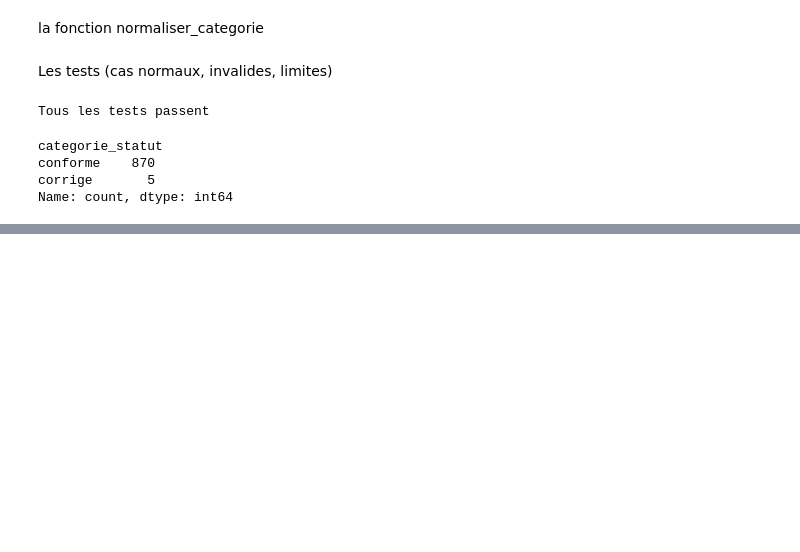
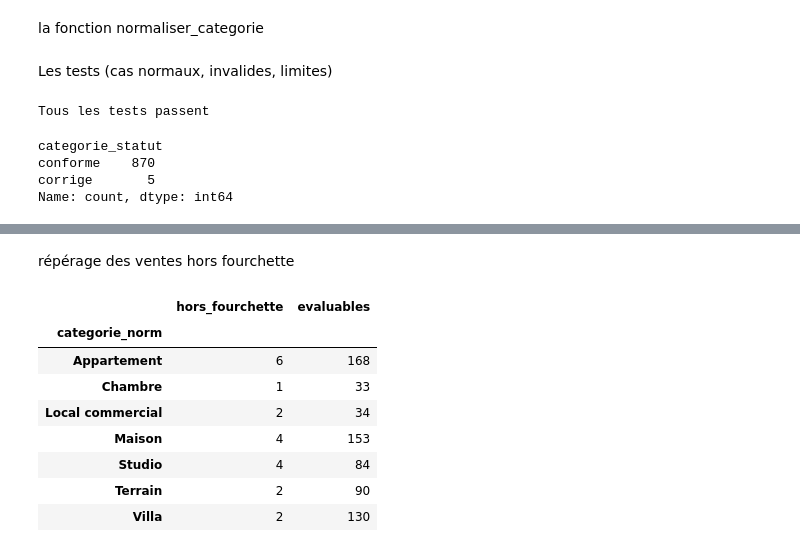
Before and after one commit to moussambkdiaby/immo-analyse, a Jupyter notebook: notebooks/00_profilage.ipynb, the cells around one changed output, grey strips where cells are left out. Drawn from its saved outputs; the diff is of its cells as text; code cells hidden in the pictures; blank space fills up the shorter version.

```diff
--- a/notebooks/00_profilage.ipynb
+++ b/notebooks/00_profilage.ipynb
@@ -519,0 +539,33 @@ Name: count, dtype: int64
+# %% [markdown]
+répérage des ventes hors fourchette
+# %%
+# 1. On garde les ventes dont le prix est évaluable (les 6 "à négocier" sont exclues du dénominateur).
+ventes = travail[(travail["type_transaction"] == "vente") & travail["prix_num"].notna()]
+
+# 2. merge rapproche chaque vente de la fourchette de SA catégorie.
+# how="left" : on garde toutes les ventes, même si une catégorie n'avait pas de fourchette.
+ventes = ventes.merge(
+    ref_cat[["categorie", "prix_min_indicatif", "prix_max_indicatif"]],
+    left_on="categorie_norm",
+    right_on="categorie",
+    how="left",
+)
+
+# 3. Hors fourchette = en dessous du minimum OU (|) au-dessus du maximum de sa catégorie.
+ventes["hors_fourchette"] = (
+    (ventes["prix_num"] < ventes["prix_min_indicatif"])
+    | (ventes["prix_num"] > ventes["prix_max_indicatif"])
+)
+
+# 4. Par catégorie : combien de ventes hors fourchette, sur combien évaluables.
+ventes.groupby("categorie_norm")["hors_fourchette"].agg(hors_fourchette="sum", evaluables="count")
+# %% [output]
+|  | hors_fourchette | evaluables |
+| categorie_norm |  |  |
+| Appartement | 6 | 168 |
+| Chambre | 1 | 33 |
+| Local commercial | 2 | 34 |
+| Maison | 4 | 153 |
+| Studio | 4 | 84 |
+| Terrain | 2 | 90 |
+| Villa | 2 | 130 |
```
Also changed, not shown: parts of 6 cells of this notebook.
